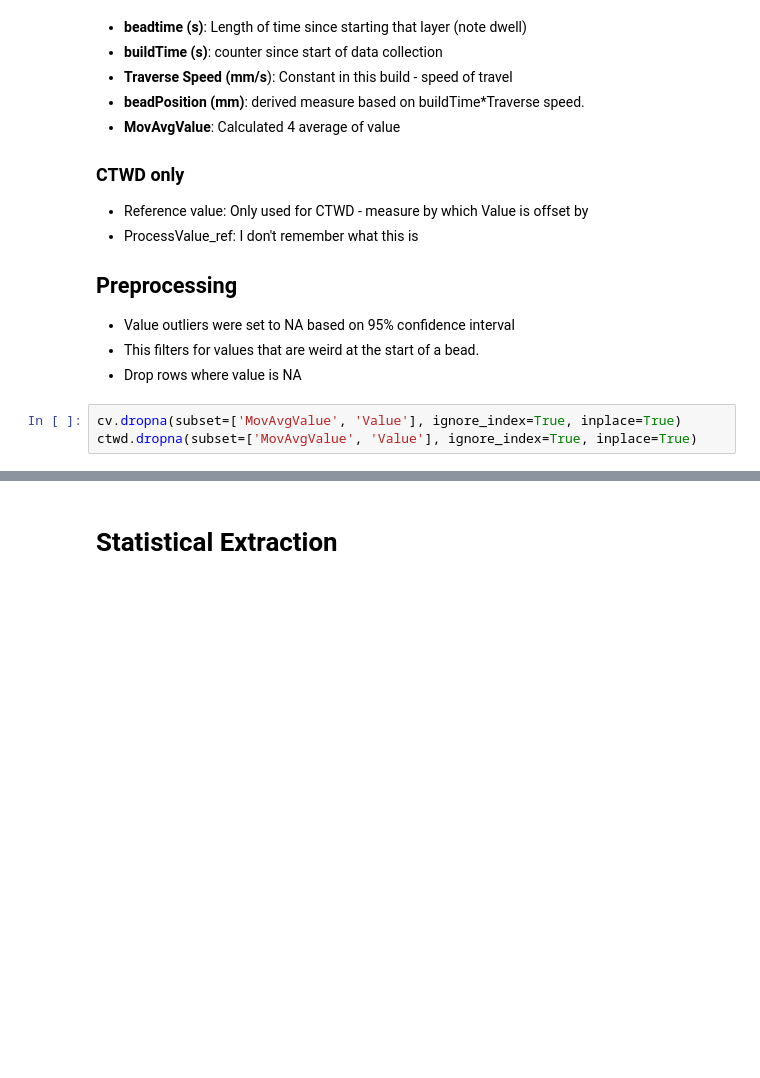
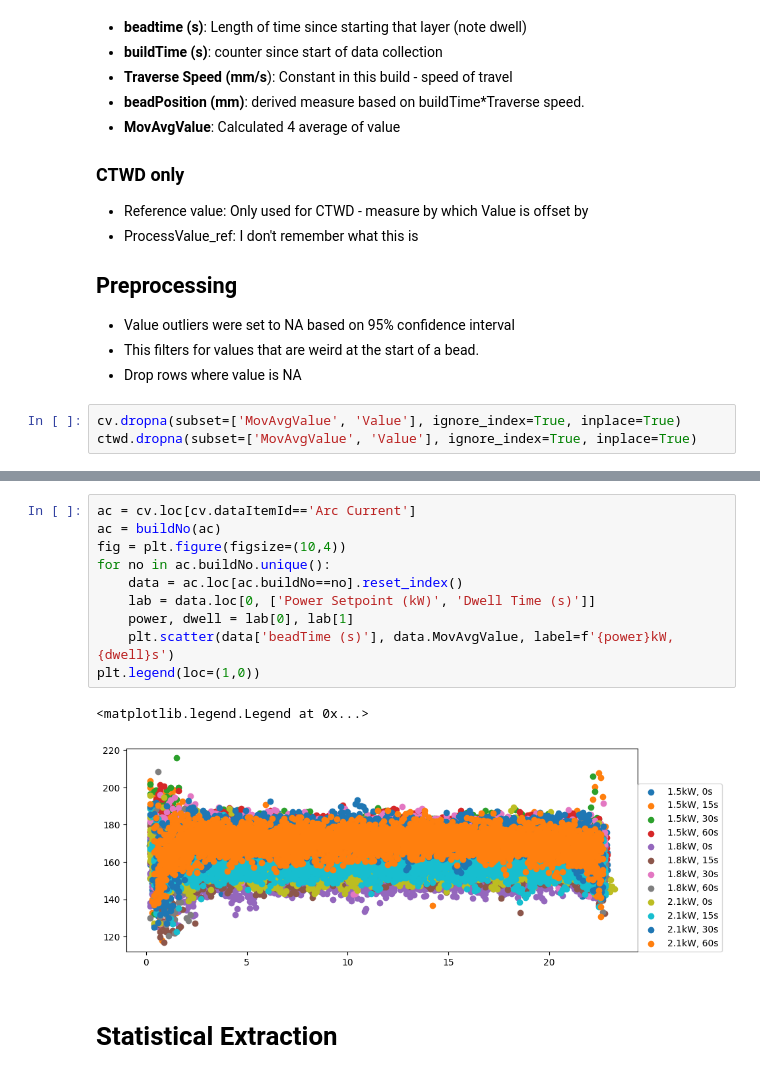
Before and after one commit to nvanhand/WAAM_ProcessStability, a Jupyter notebook: preprocess.ipynb, the cells around one changed output, grey strips where cells are left out. Cells and saved outputs as stored; diff of their text form; blank space fills up the shorter version.

```diff
--- a/preprocess.ipynb
+++ b/preprocess.ipynb
@@ -54,3 +48,16 @@ dtype: int64
+# %%
+ac = cv.loc[cv.dataItemId=='Arc Current']
+ac = buildNo(ac)
+fig = plt.figure(figsize=(10,4))
+for no in ac.buildNo.unique():
+    data = ac.loc[ac.buildNo==no].reset_index()
+    lab = data.loc[0, ['Power Setpoint (kW)', 'Dwell Time (s)']]
+    power, dwell = lab[0], lab[1]
+    plt.scatter(data['beadTime (s)'], data.MovAvgValue, label=f'{power}kW, {dwell}s')
+plt.legend(loc=(1,0))
+# %% [output]
+<matplotlib.legend.Legend at 0x...>
+[figure, added]
 # %% [markdown]
 # Statistical Extraction
 # %%
```
Also changed, not shown: parts of 18 cells of this notebook, 6 other files.
